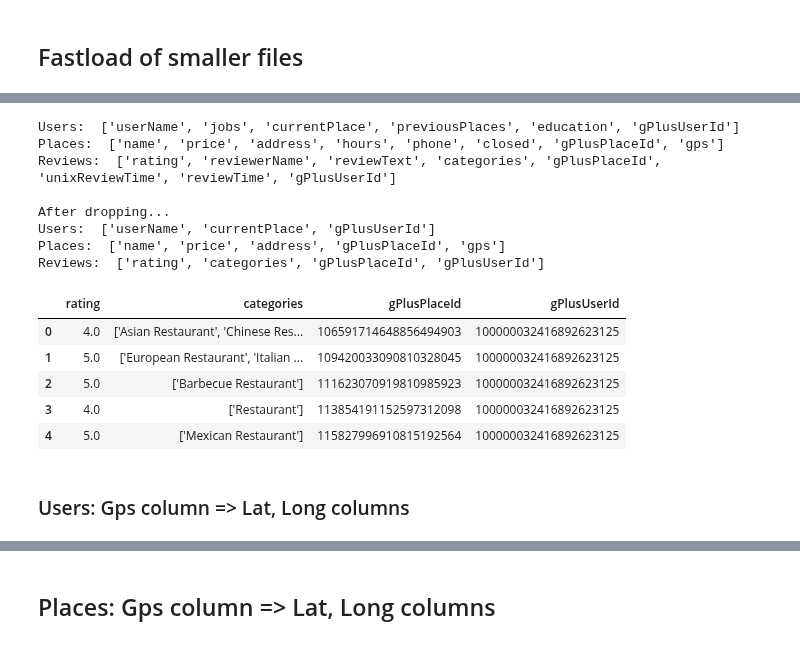
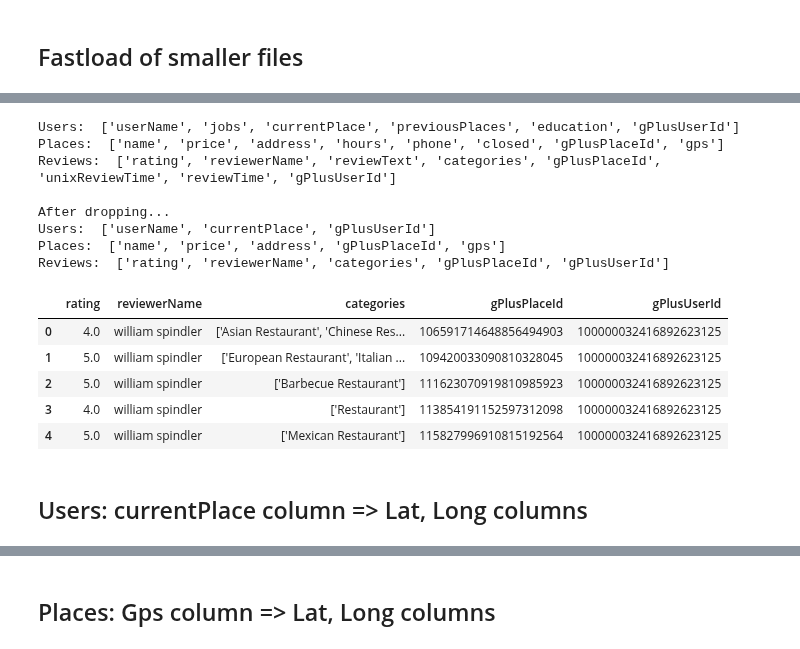
Before and after one commit to Huang-W/google-local-reviews, a Jupyter notebook: joined_eda.ipynb, the cells around one changed output, grey strips where cells are left out. Cells and saved outputs as stored; diff of their text form; code cells hidden in the pictures.

```diff
--- a/joined_eda.ipynb
+++ b/joined_eda.ipynb
@@ -102,43 +101,43 @@ e.g.
 # %%
 print('Users: ', users_df.columns.to_list())
 print('Places: ', places_df.columns.to_list())
 print('Reviews: ', reviews_df.columns.to_list(), '\n')
 
 # extract userName, currentPlace, gPlusUserId from users
 users_df2 = users_df.drop(['jobs', 'previousPlaces', 'education'], axis=1)
 
 # extract name, price, address, gPlusPlaceId, gps
 places_df2 = places_df.drop(['hours', 'phone', 'closed'], axis=1)
 
-# extract rating, categories, gPlusPlaceId, gPlusUserId
-reviews_df2 = reviews_df.drop(['reviewerName', 'reviewText', 'unixReviewTime', 'reviewTime'], axis=1)
+# extract rating, reviewerName, categories, gPlusPlaceId, gPlusUserId
+reviews_df2 = reviews_df.drop(['reviewText', 'unixReviewTime', 'reviewTime'], axis=1)
 
 print('After dropping...')
 print('Users: ', users_df2.columns.to_list())
 print('Places: ', places_df2.columns.to_list())
 print('Reviews: ', reviews_df2.columns.to_list())
 
 # users_df2
 # places_df2
 reviews_df2.head()
 # del users_df2, places_df2, reviews_df2
 # %% [output]
 Users:  ['userName', 'jobs', 'currentPlace', 'previousPlaces', 'education', 'gPlusUserId']
 Places:  ['name', 'price', 'address', 'hours', 'phone', 'closed', 'gPlusPlaceId', 'gps']
 Reviews:  ['rating', 'reviewerName', 'reviewText', 'categories', 'gPlusPlaceId', 'unixReviewTime', 'reviewTime', 'gPlusUserId']
 
 After dropping...
 Users:  ['userName', 'currentPlace', 'gPlusUserId']
 Places:  ['name', 'price', 'address', 'gPlusPlaceId', 'gps']
-Reviews:  ['rating', 'categories', 'gPlusPlaceId', 'gPlusUserId']
+Reviews:  ['rating', 'reviewerName', 'categories', 'gPlusPlaceId', 'gPlusUserId']
-|  | rating | categories | gPlusPlaceId | gPlusUserId |
-| 0 | 4.0 | ['Asian Restaurant', 'Chinese Res... | 106591714648856494903 | 100000032416892623125 |
-| 1 | 5.0 | ['European Restaurant', 'Italian ... | 109420033090810328045 | 100000032416892623125 |
-| 2 | 5.0 | ['Barbecue Restaurant'] | 111623070919810985923 | 100000032416892623125 |
-| 3 | 4.0 | ['Restaurant'] | 113854191152597312098 | 100000032416892623125 |
-| 4 | 5.0 | ['Mexican Restaurant'] | 115827996910815192564 | 100000032416892623125 |
+|  | rating | reviewerName | categories | gPlusPlaceId | gPlusUserId |
+| 0 | 4.0 | william spindler | ['Asian Restaurant', 'Chinese Res... | 106591714648856494903 | 100000032416892623125 |
+| 1 | 5.0 | william spindler | ['European Restaurant', 'Italian ... | 109420033090810328045 | 100000032416892623125 |
+| 2 | 5.0 | william spindler | ['Barbecue Restaurant'] | 111623070919810985923 | 100000032416892623125 |
+| 3 | 4.0 | william spindler | ['Restaurant'] | 113854191152597312098 | 100000032416892623125 |
+| 4 | 5.0 | william spindler | ['Mexican Restaurant'] | 115827996910815192564 | 100000032416892623125 |
 # %% [markdown]
-### Users: Gps column => Lat, Long columns
+## Users: currentPlace column => Lat, Long columns
 # %%
 %%time
 
```
Also changed, not shown: parts of 31 cells of this notebook.
